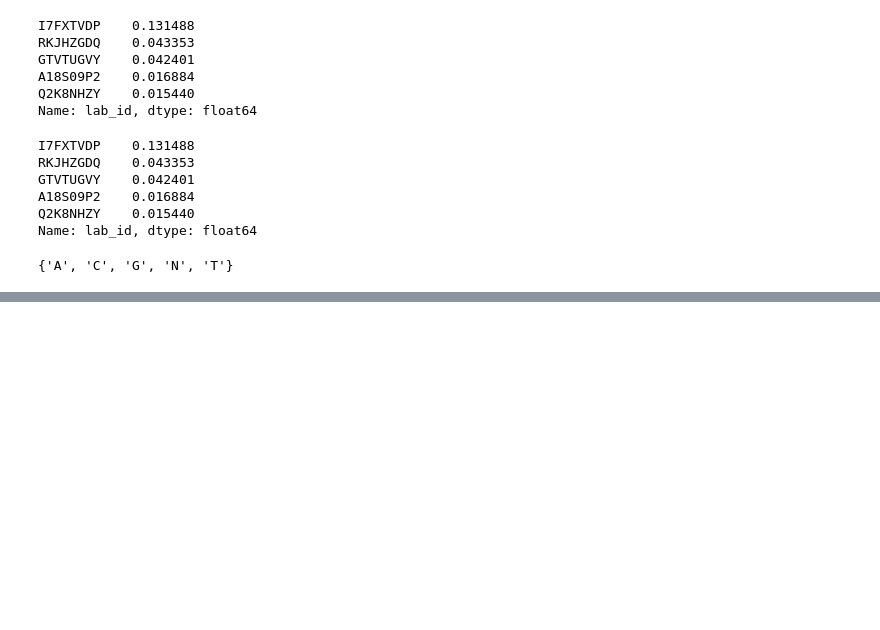
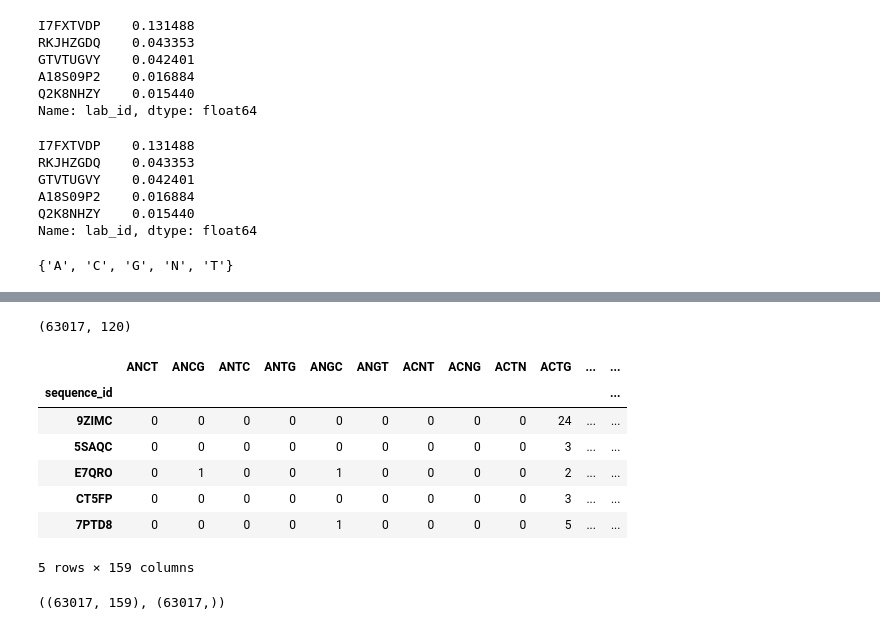
Before and after one commit to mtlong2/bioscience-projects, a Jupyter notebook: Lab-of-origin-PlasmidDNA.ipynb, the cells around one changed output, grey strips where cells are left out. Saved outputs shown, nothing was run; the diff lists cells and outputs as text; code cells hidden in the pictures; blank space fills up the shorter version.

```diff
--- a/Lab-of-origin-PlasmidDNA.ipynb
+++ b/Lab-of-origin-PlasmidDNA.ipynb
@@ -195 +199,21 @@ ngram_features.head()
 5 rows × 120 columns
+# %%
+ngram_features.shape
+# %% [output]
+(63017, 120)
+# %%
+# with new features for 120 possible kmers, the value shows the count of each kmer
+# within the DNA sequence
+# Join all the features together
+
+total_features = ngram_features.join(train_values.drop('sequence', axis=1))
+total_features.head()
+# %% [output]
+|  | ANCT | ANCG | ANTC | ANTG | ANGC | ANGT | ACNT | ACNG | ACTN | ACTG | ... | ... |
+| sequence_id |  |  |  |  |  |  |  |  |  |  |  | ... |
+| 9ZIMC | 0 | 0 | 0 | 0 | 0 | 0 | 0 | 0 | 0 | 24 | ... | ... |
+| 5SAQC | 0 | 0 | 0 | 0 | 0 | 0 | 0 | 0 | 0 | 3 | ... | ... |
+| E7QRO | 0 | 1 | 0 | 0 | 1 | 0 | 0 | 0 | 0 | 2 | ... | ... |
+| CT5FP | 0 | 0 | 0 | 0 | 0 | 0 | 0 | 0 | 0 | 3 | ... | ... |
+| 7PTD8 | 0 | 0 | 0 | 0 | 1 | 0 | 0 | 0 | 0 | 5 | ... | ... |
+5 rows × 159 columns
@@ -195,0 +248,4 @@ ngram_features.head()
+# %%
+x.shape, y.shape
+# %% [output]
+((63017, 159), (63017,))
```
Also changed, not shown: parts of 11 cells of this notebook.
